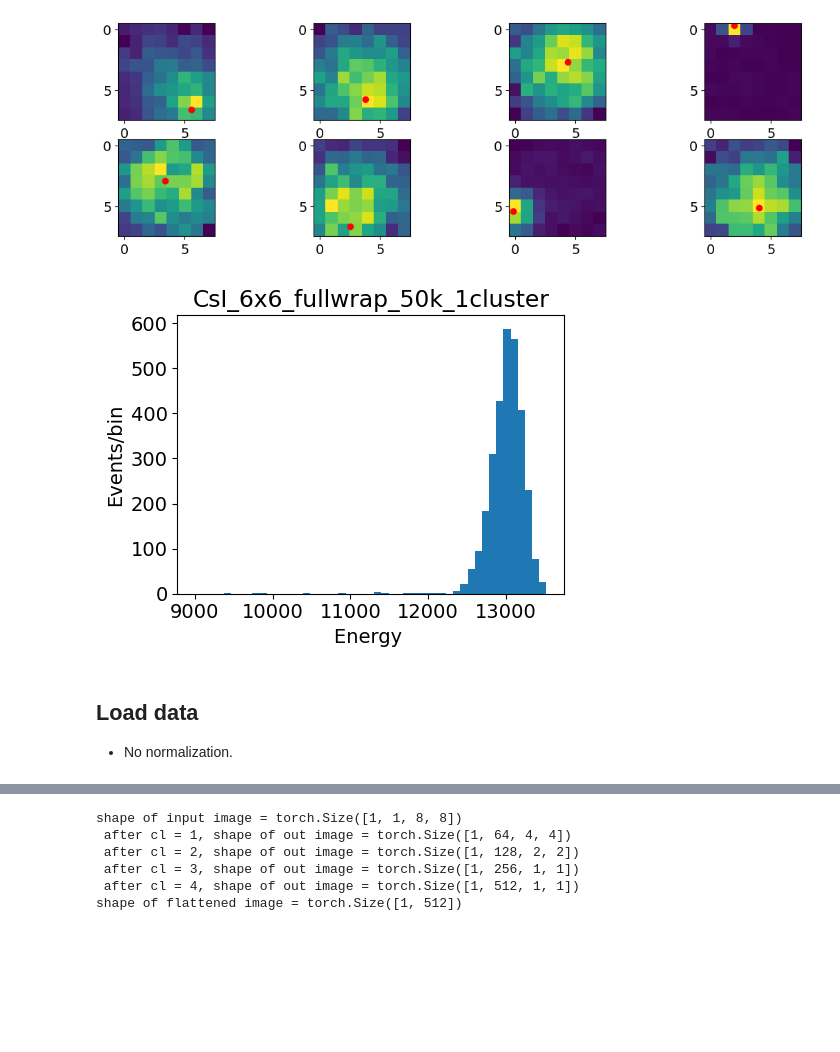
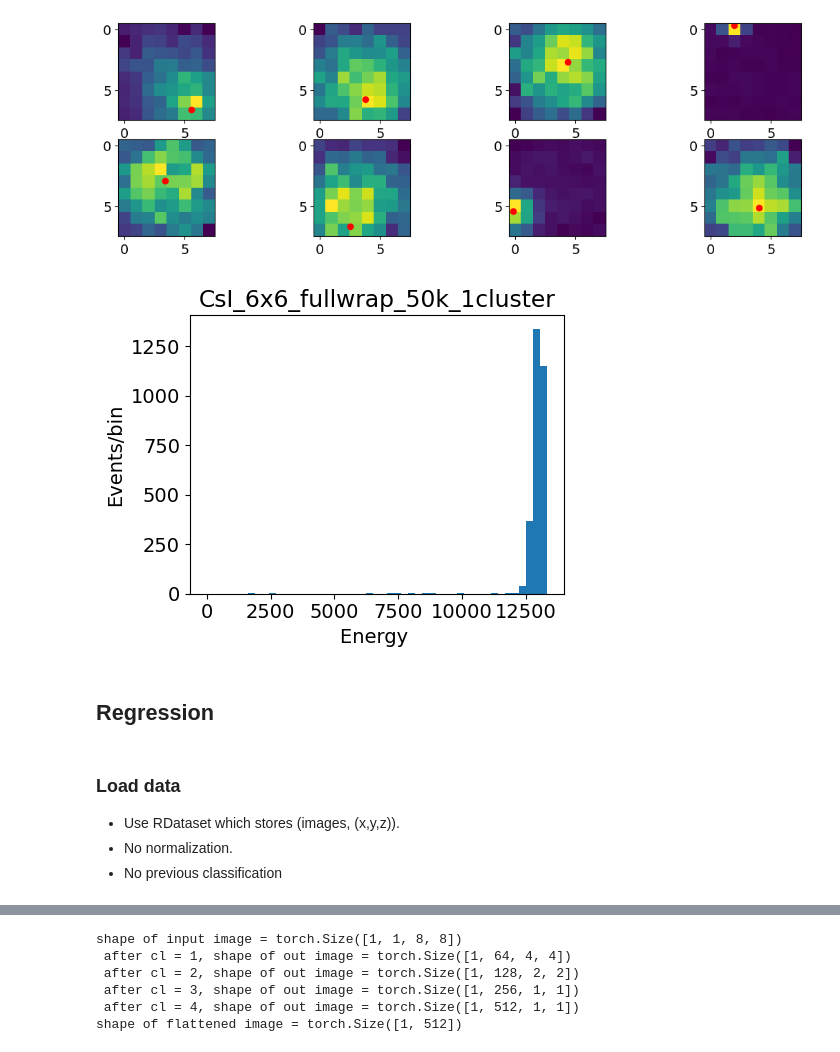
Before and after one commit to jjgomezcadenas/pymono, a Jupyter notebook: notebooks/cnnStudyApril2024/Xnet_CsI_12mm.ipynb, the cells around one changed output, grey strips where cells are left out. Cells and saved outputs as stored; diff of their text form; code cells hidden in the pictures; blank space fills up the shorter version.

```diff
--- a/notebooks/cnnStudyApril2024/Xnet_CsI_12mm.ipynb
+++ b/notebooks/cnnStudyApril2024/Xnet_CsI_12mm.ipynb
@@ -127,12 +148,16 @@ plot_images2(imgs, df1cs, (0,8), pixel_size = 6, grid_size=8)
 # %%
 energy = get_energy2(imgs)
 # %%
-plot_energies2({"CsI_6x6_fullwrap_50k_1cluster":energy}, xmin=9000, xmax=max(energy),num_bins = 50)
+plot_energies2({"CsI_6x6_fullwrap_50k_1cluster":energy}, xmin=0, xmax=max(energy),num_bins = 50)
 # %% [output]
-[figure, old version]
+[figure, new version]
+# %% [markdown]
+## Regression
 # %% [markdown]
-## Load data
+### Load data
+- Use RDataset which stores (images, (x,y,z)).
 - No normalization.
+- No previous classification
 # %%
 first_file = 0  # initial file indx
 last_file  = 100  # lasta file indx
```
Also changed, not shown: parts of 95 cells of this notebook, 12 other files.
